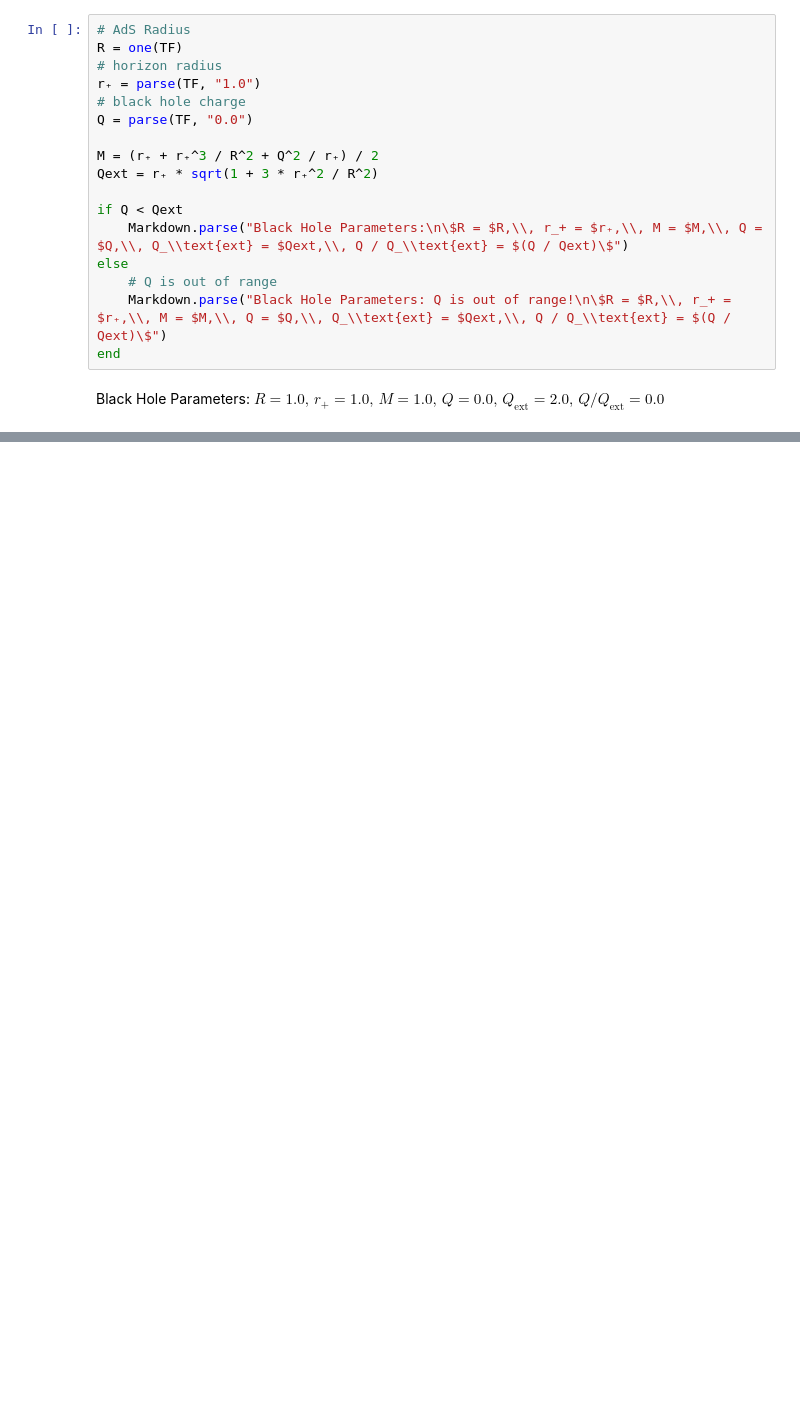
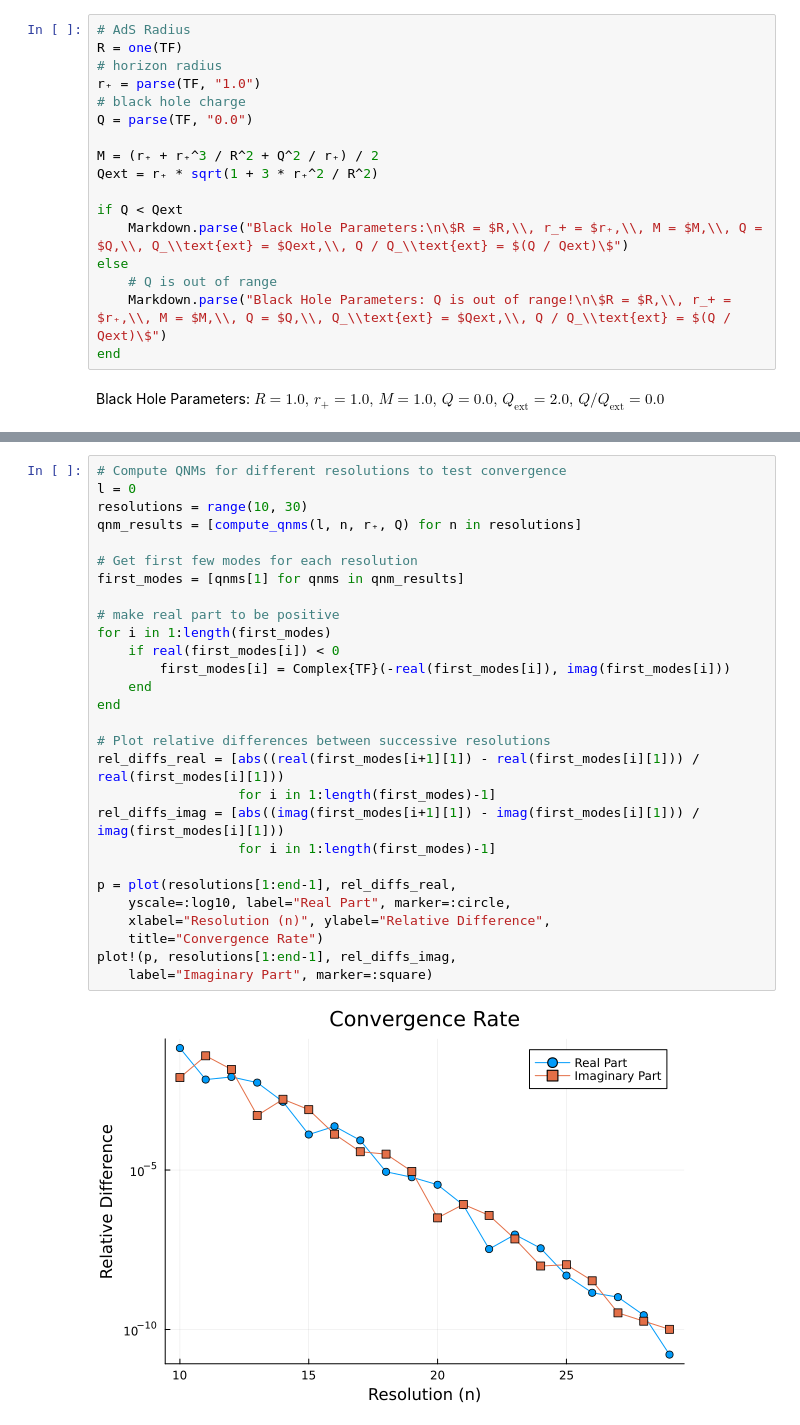
Before and after one commit to AuroraDysis/Einstein.jl, a Jupyter notebook: examples/qnm/qnm_RN_AdS_ultraspherical.ipynb, the cells around one changed output, grey strips where cells are left out. Drawn from its saved outputs; the diff is of its cells as text; blank space fills up the shorter version.

```diff
--- a/examples/qnm/qnm_RN_AdS_ultraspherical.ipynb
+++ b/examples/qnm/qnm_RN_AdS_ultraspherical.ipynb
@@ -180,0 +185,30 @@ qnm = filter(x -> !isnan(x) && imag(x) < 0, eigs)
+# %%
+# Compute QNMs for different resolutions to test convergence
+l = 0
+resolutions = range(10, 30)
+qnm_results = [compute_qnms(l, n, r₊, Q) for n in resolutions]
+
+# Get first few modes for each resolution
+first_modes = [qnms[1] for qnms in qnm_results]
+
+# make real part to be positive
+for i in 1:length(first_modes)
+    if real(first_modes[i]) < 0
+        first_modes[i] = Complex{TF}(-real(first_modes[i]), imag(first_modes[i]))
+    end
+end
+
+# Plot relative differences between successive resolutions
+rel_diffs_real = [abs((real(first_modes[i+1][1]) - real(first_modes[i][1])) / real(first_modes[i][1]))
+                  for i in 1:length(first_modes)-1]
+rel_diffs_imag = [abs((imag(first_modes[i+1][1]) - imag(first_modes[i][1])) / imag(first_modes[i][1]))
+                  for i in 1:length(first_modes)-1]
+
+p = plot(resolutions[1:end-1], rel_diffs_real,
+    yscale=:log10, label="Real Part", marker=:circle,
+    xlabel="Resolution (n)", ylabel="Relative Difference",
+    title="Convergence Rate")
+plot!(p, resolutions[1:end-1], rel_diffs_imag,
+    label="Imaginary Part", marker=:square)
+# %% [output]
+[figure, added]
```
Also changed, not shown: parts of 12 cells of this notebook.
